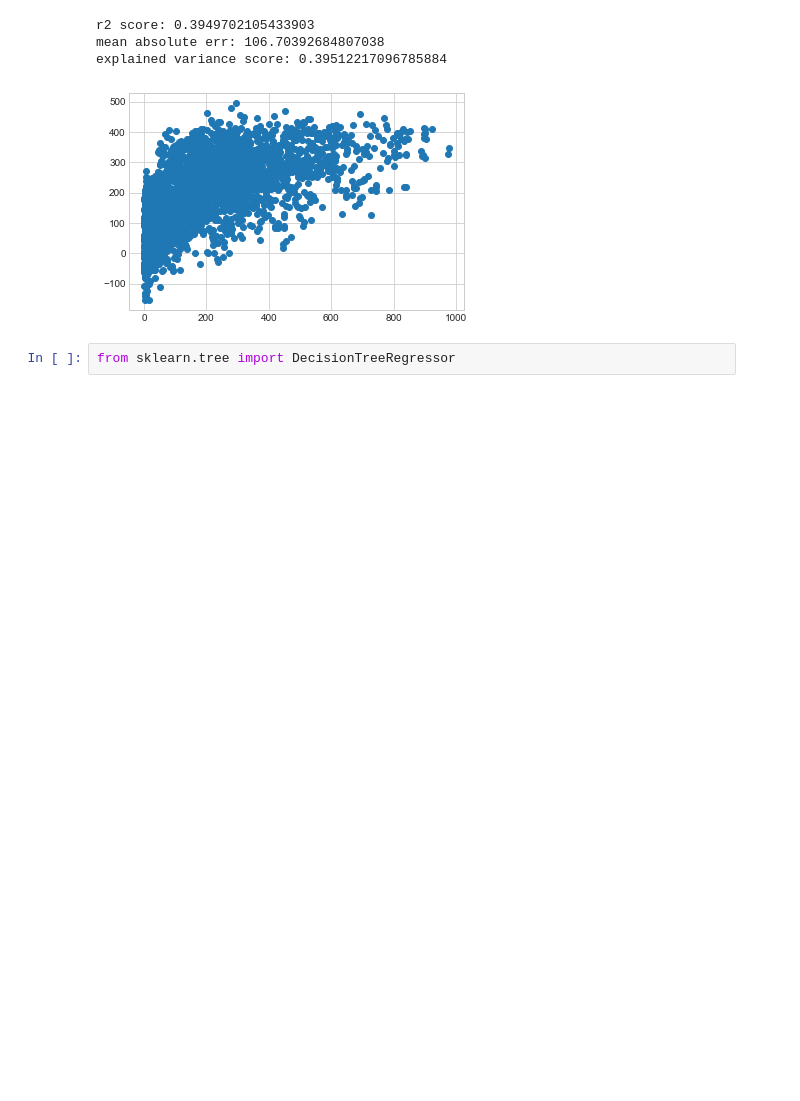
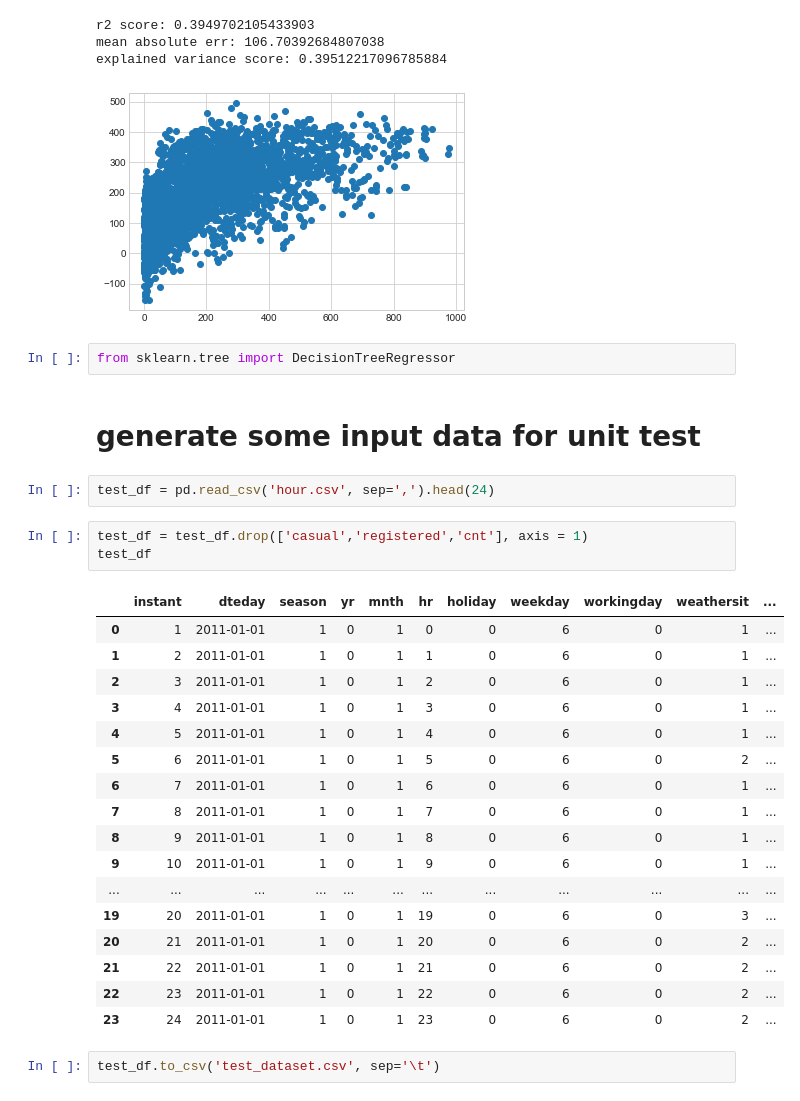
Before and after one commit to zijianzh/bike-sharing, a Jupyter notebook: data_exploration.ipynb, the cells around one changed output. Saved outputs shown, nothing was run; the diff lists cells and outputs as text; blank space fills up the shorter version.

```diff
--- a/data_exploration.ipynb
+++ b/data_exploration.ipynb
@@ -411,3 +415,30 @@ explained variance score: 0.39512217096785884
 [figure]
 # %%
 from sklearn.tree import DecisionTreeRegressor
+# %% [markdown]
+# generate some input data for unit test
+# %%
+test_df = pd.read_csv('hour.csv', sep=',').head(24)
+# %%
+test_df = test_df.drop(['casual','registered','cnt'], axis = 1)
+test_df
+# %% [output]
+|  | instant | dteday | season | yr | mnth | hr | holiday | weekday | workingday | weathersit | ... |
+| 0 | 1 | 2011-01-01 | 1 | 0 | 1 | 0 | 0 | 6 | 0 | 1 | ... |
+| 1 | 2 | 2011-01-01 | 1 | 0 | 1 | 1 | 0 | 6 | 0 | 1 | ... |
+| 2 | 3 | 2011-01-01 | 1 | 0 | 1 | 2 | 0 | 6 | 0 | 1 | ... |
+| 3 | 4 | 2011-01-01 | 1 | 0 | 1 | 3 | 0 | 6 | 0 | 1 | ... |
+| 4 | 5 | 2011-01-01 | 1 | 0 | 1 | 4 | 0 | 6 | 0 | 1 | ... |
+| 5 | 6 | 2011-01-01 | 1 | 0 | 1 | 5 | 0 | 6 | 0 | 2 | ... |
+| 6 | 7 | 2011-01-01 | 1 | 0 | 1 | 6 | 0 | 6 | 0 | 1 | ... |
+| 7 | 8 | 2011-01-01 | 1 | 0 | 1 | 7 | 0 | 6 | 0 | 1 | ... |
+| 8 | 9 | 2011-01-01 | 1 | 0 | 1 | 8 | 0 | 6 | 0 | 1 | ... |
+| 9 | 10 | 2011-01-01 | 1 | 0 | 1 | 9 | 0 | 6 | 0 | 1 | ... |
+| ... | ... | ... | ... | ... | ... | ... | ... | ... | ... | ... | ... |
+| 19 | 20 | 2011-01-01 | 1 | 0 | 1 | 19 | 0 | 6 | 0 | 3 | ... |
+| 20 | 21 | 2011-01-01 | 1 | 0 | 1 | 20 | 0 | 6 | 0 | 2 | ... |
+| 21 | 22 | 2011-01-01 | 1 | 0 | 1 | 21 | 0 | 6 | 0 | 2 | ... |
+| 22 | 23 | 2011-01-01 | 1 | 0 | 1 | 22 | 0 | 6 | 0 | 2 | ... |
+| 23 | 24 | 2011-01-01 | 1 | 0 | 1 | 23 | 0 | 6 | 0 | 2 | ... |
+# %%
+test_df.to_csv('test_dataset.csv', sep='\t')
```
Also changed, not shown: parts of 2 cells of this notebook, 4 other files.
